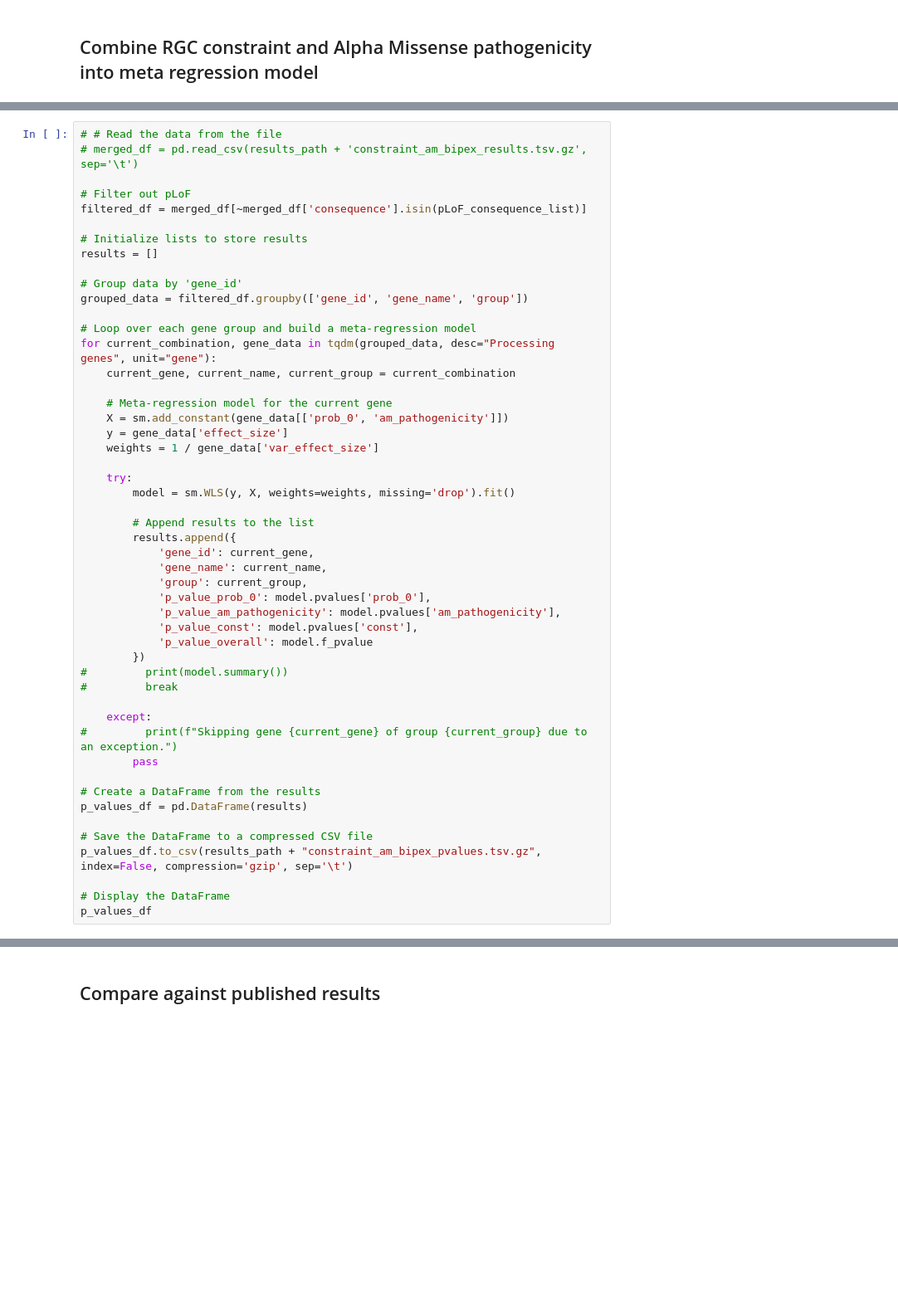
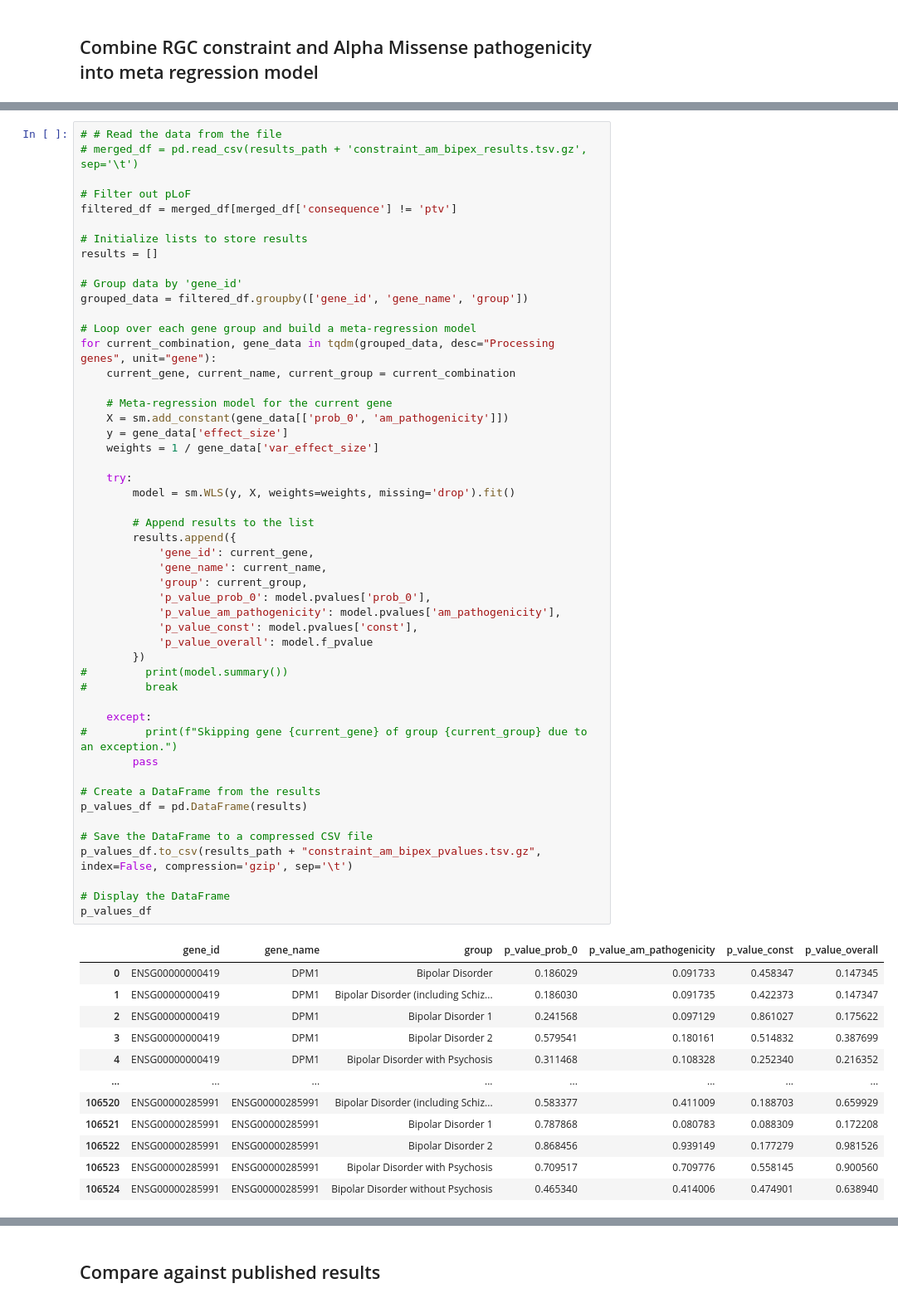
Before and after one commit to healthcare-medicine-ai/wgs-constraint-llm, a Jupyter notebook: Bipolar Analysis.ipynb, the cells around one changed output, grey strips where cells are left out. Shown at 83% size. Drawn from its saved outputs; the diff is of its cells as text; blank space fills up the shorter version.

```diff
--- a/Bipolar Analysis.ipynb
+++ b/Bipolar Analysis.ipynb
@@ -526,7 +583,7 @@ merged_df
 # merged_df = pd.read_csv(results_path + 'constraint_am_bipex_results.tsv.gz', sep='\t')
 
 # Filter out pLoF
-filtered_df = merged_df[~merged_df['consequence'].isin(pLoF_consequence_list)]
+filtered_df = merged_df[merged_df['consequence'] != 'ptv']
 
 # Initialize lists to store results
 results = []
@@ -544,30 +601,43 @@ for current_combination, gene_data in tqdm(grouped_data, desc="Processing genes"
     weights = 1 / gene_data['var_effect_size']
 
     try:
         model = sm.WLS(y, X, weights=weights, missing='drop').fit()
 
         # Append results to the list
         results.append({
             'gene_id': current_gene,
             'gene_name': current_name,
             'group': current_group,
             'p_value_prob_0': model.pvalues['prob_0'],
             'p_value_am_pathogenicity': model.pvalues['am_pathogenicity'],
             'p_value_const': model.pvalues['const'],
             'p_value_overall': model.f_pvalue
         })
 #         print(model.summary())
 #         break
 
     except:
 #         print(f"Skipping gene {current_gene} of group {current_group} due to an exception.")
         pass
 
 # Create a DataFrame from the results
 p_values_df = pd.DataFrame(results)
 
 # Save the DataFrame to a compressed CSV file
 p_values_df.to_csv(results_path + "constraint_am_bipex_pvalues.tsv.gz", index=False, compression='gzip', sep='\t')
 
 # Display the DataFrame
 p_values_df
+# %% [output]
+|  | gene_id | gene_name | group | p_value_prob_0 | p_value_am_pathogenicity | p_value_const | p_value_overall |
+| 0 | ENSG00000000419 | DPM1 | Bipolar Disorder | 0.186029 | 0.091733 | 0.458347 | 0.147345 |
+| 1 | ENSG00000000419 | DPM1 | Bipolar Disorder (including Schiz... | 0.186030 | 0.091735 | 0.422373 | 0.147347 |
+| 2 | ENSG00000000419 | DPM1 | Bipolar Disorder 1 | 0.241568 | 0.097129 | 0.861027 | 0.175622 |
+| 3 | ENSG00000000419 | DPM1 | Bipolar Disorder 2 | 0.579541 | 0.180161 | 0.514832 | 0.387699 |
+| 4 | ENSG00000000419 | DPM1 | Bipolar Disorder with Psychosis | 0.311468 | 0.108328 | 0.252340 | 0.216352 |
+| ... | ... | ... | ... | ... | ... | ... | ... |
+| 106520 | ENSG00000285991 | ENSG00000285991 | Bipolar Disorder (including Schiz... | 0.583377 | 0.411009 | 0.188703 | 0.659929 |
+| 106521 | ENSG00000285991 | ENSG00000285991 | Bipolar Disorder 1 | 0.787868 | 0.080783 | 0.088309 | 0.172208 |
+| 106522 | ENSG00000285991 | ENSG00000285991 | Bipolar Disorder 2 | 0.868456 | 0.939149 | 0.177279 | 0.981526 |
+| 106523 | ENSG00000285991 | ENSG00000285991 | Bipolar Disorder with Psychosis | 0.709517 | 0.709776 | 0.558145 | 0.900560 |
+| 106524 | ENSG00000285991 | ENSG00000285991 | Bipolar Disorder without Psychosis | 0.465340 | 0.414006 | 0.474901 | 0.638940 |
```
Also changed, not shown: parts of 11 cells of this notebook.
